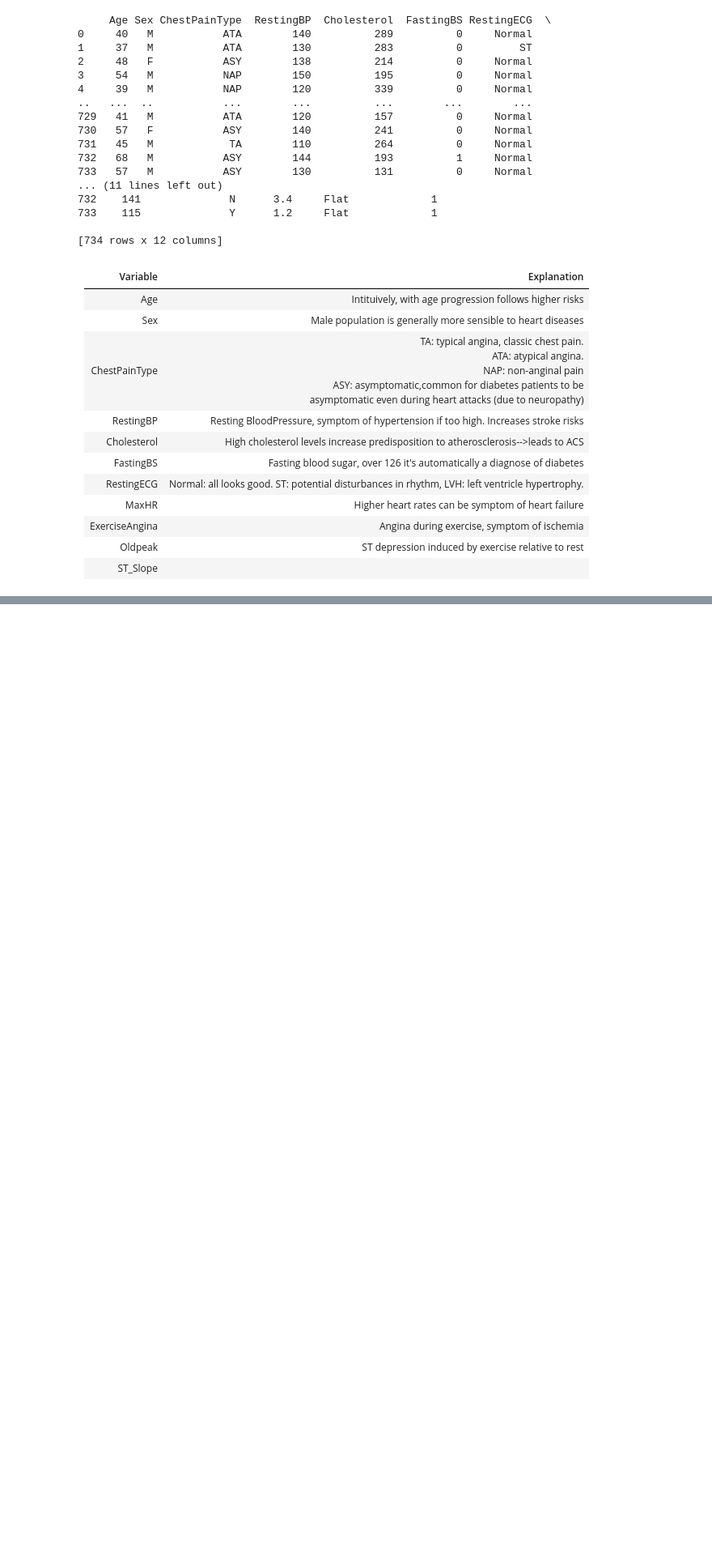
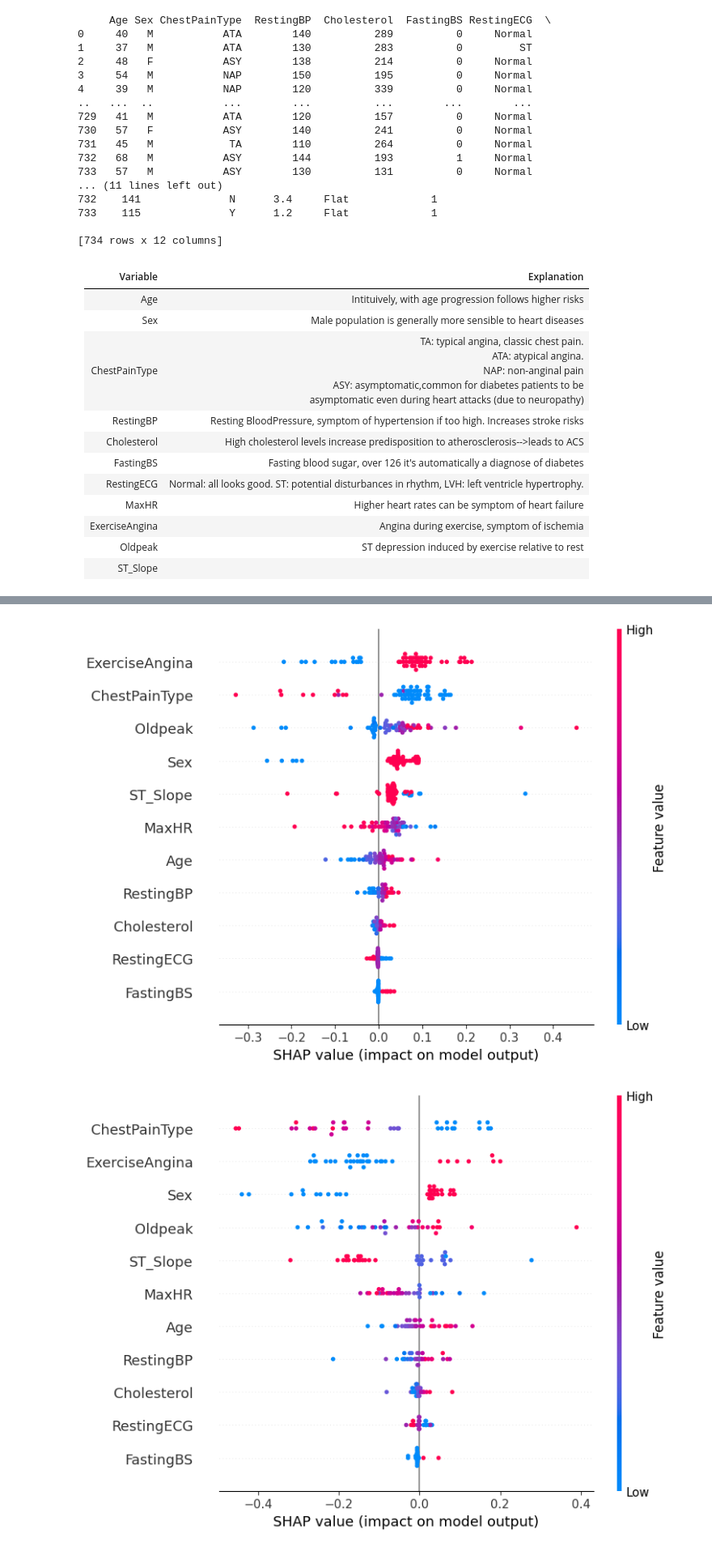
Before and after one commit to nexusfb/ETH-MLxHC-Interpretable-Medical-Data-Classification, a Jupyter notebook: Project1.ipynb, the cells around one changed output, grey strips where cells are left out. Shown at 81% size. Saved outputs shown, nothing was run; the diff lists cells and outputs as text; code cells hidden in the pictures; blank space fills up the shorter version.

```diff
--- a/Project1.ipynb
+++ b/Project1.ipynb
@@ -118,0 +111,11 @@ shap.summary_plot(shap_values,test_df.iloc[:,:-1],feature_names=train_df.columns
+# %%
+positives = y_test[(y_test == 1)]
+negatives = y_test[(y_test == 0)]
+
+#POSITIVES PLOT
+shap.summary_plot(shap_values[(y_test == 1)],X_test[(y_test==1)],feature_names=X_test.columns.values)
+#NEGATIVES PLOT
+shap.summary_plot(shap_values[(y_test == 0)],X_test[(y_test==0)],feature_names=X_test.columns.values)
+# %% [output]
+[figure, added]
+[figure, added]
```
Also changed, not shown: parts of 8 cells of this notebook.
